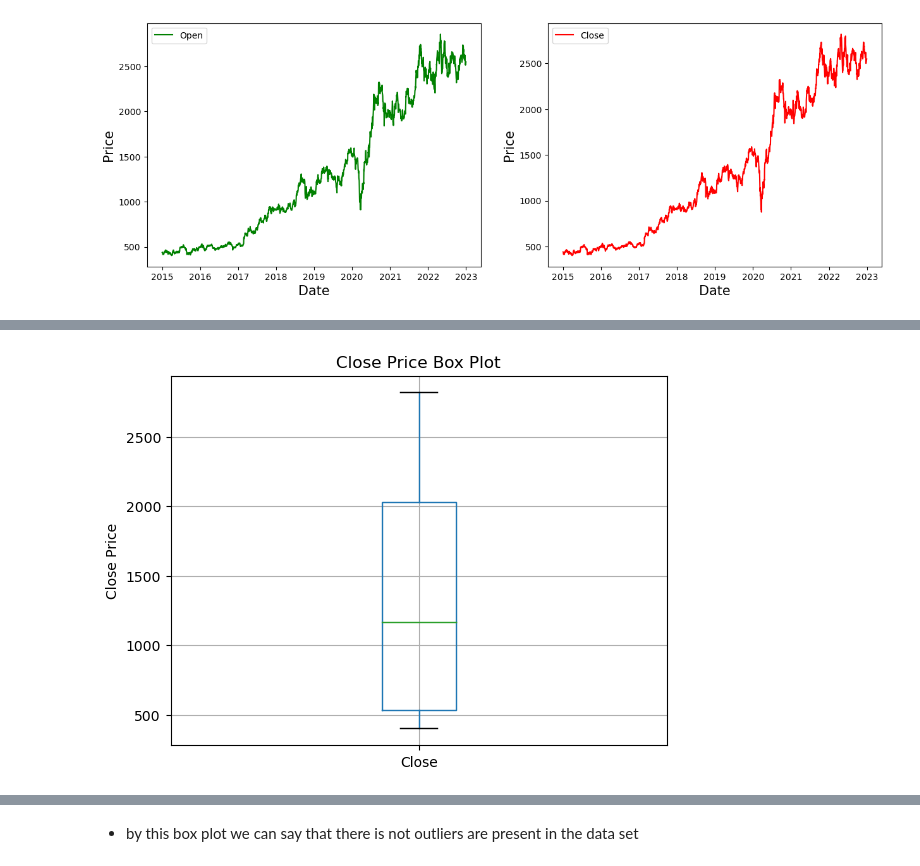
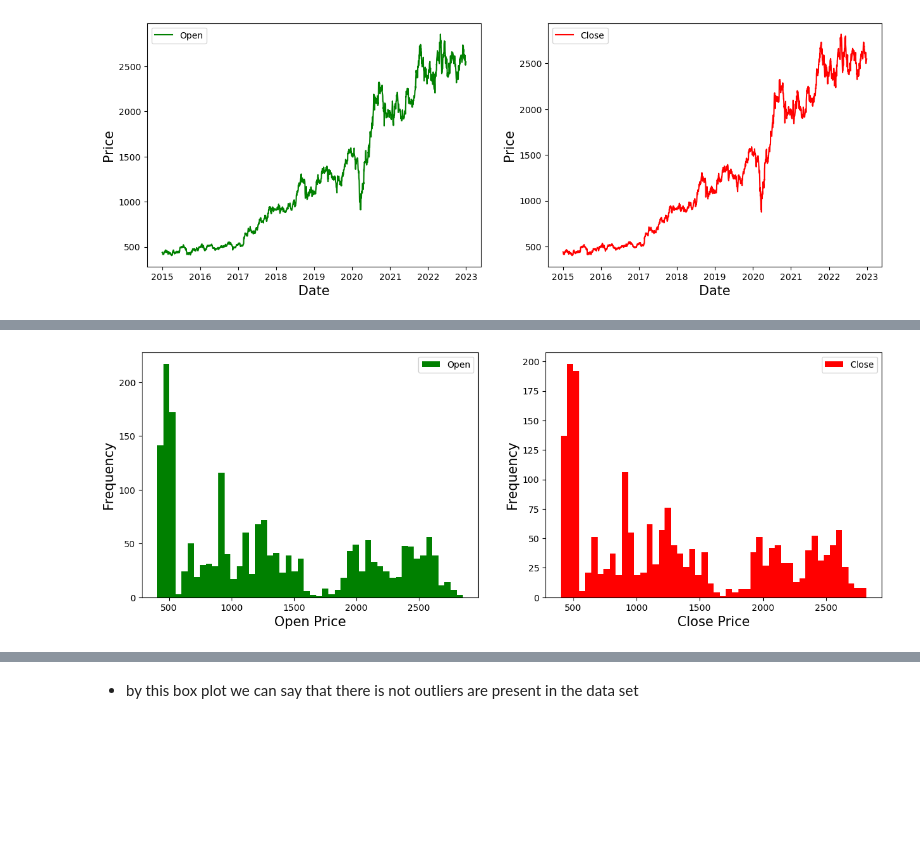
Before and after one commit to blackant666/Reliance-Stock-Market-Prediction, a Jupyter notebook: Reliance Stock Market Prediction.ipynb, the cells around one changed output, grey strips where cells are left out. Cells and saved outputs as stored; diff of their text form; code cells hidden in the pictures; blank space fills up the shorter version.

```diff
--- a/Reliance Stock Market Prediction.ipynb
+++ b/Reliance Stock Market Prediction.ipynb
@@ -176,8 +168,14 @@ plt.show()
-# %%
-# to find outliers in  our data we have to plot the box plot
-df.boxplot(column=["Close"])
-plt.ylabel("Close Price")
-plt.title("Close Price Box Plot")
-plt.show()
-# %% [output]
-[figure, removed]
+# %%
+#ploting histogram of the closing price
+fg1, ax1 =plt.subplots(1,2,figsize=(15,5))
+ax1[0].hist(df['Open'],label='Open',color='green',bins=50)
+ax1[0].set_xlabel('Open Price',size=15)
+ax1[0].set_ylabel('Frequency',size=15)
+ax1[0].legend()
+ax1[1].hist(df['Close'],label='Close',color='red',bins=50)
+ax1[1].set_xlabel('Close Price',size=15)
+ax1[1].set_ylabel('Frequency',size=15)
+ax1[1].legend()
+fg1.show()
+# %% [output]
+[figure, added]
```
Also changed, not shown: parts of 3 cells of this notebook.
